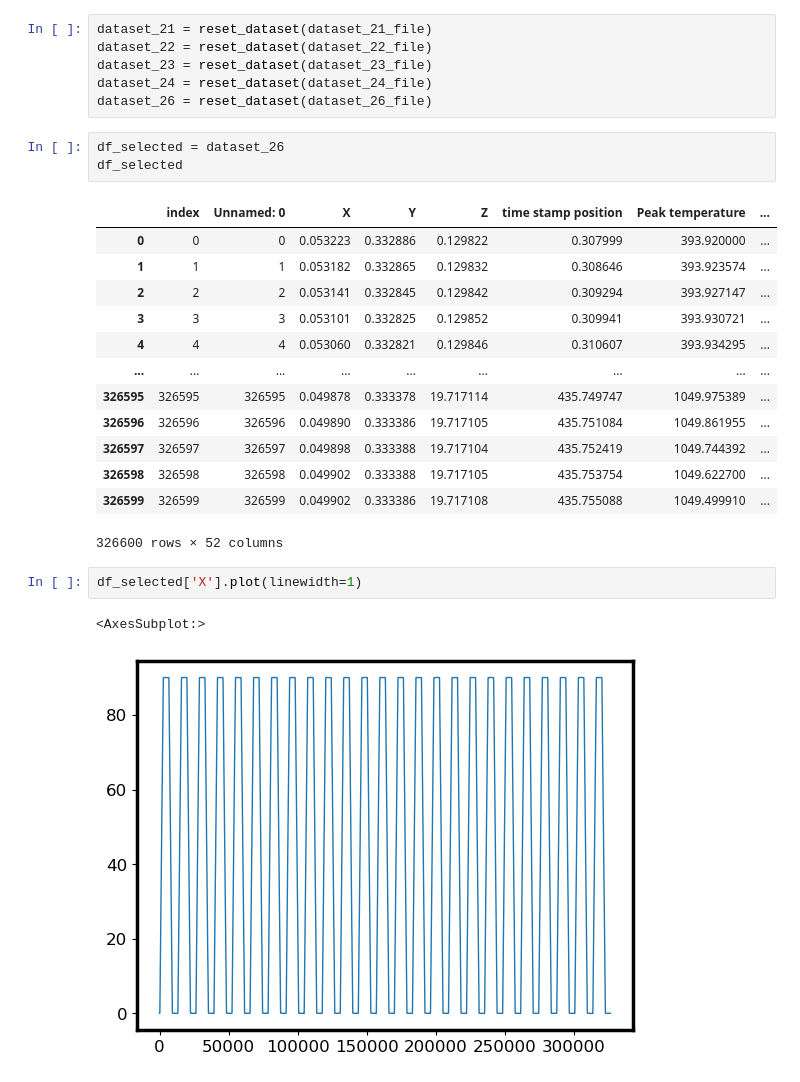
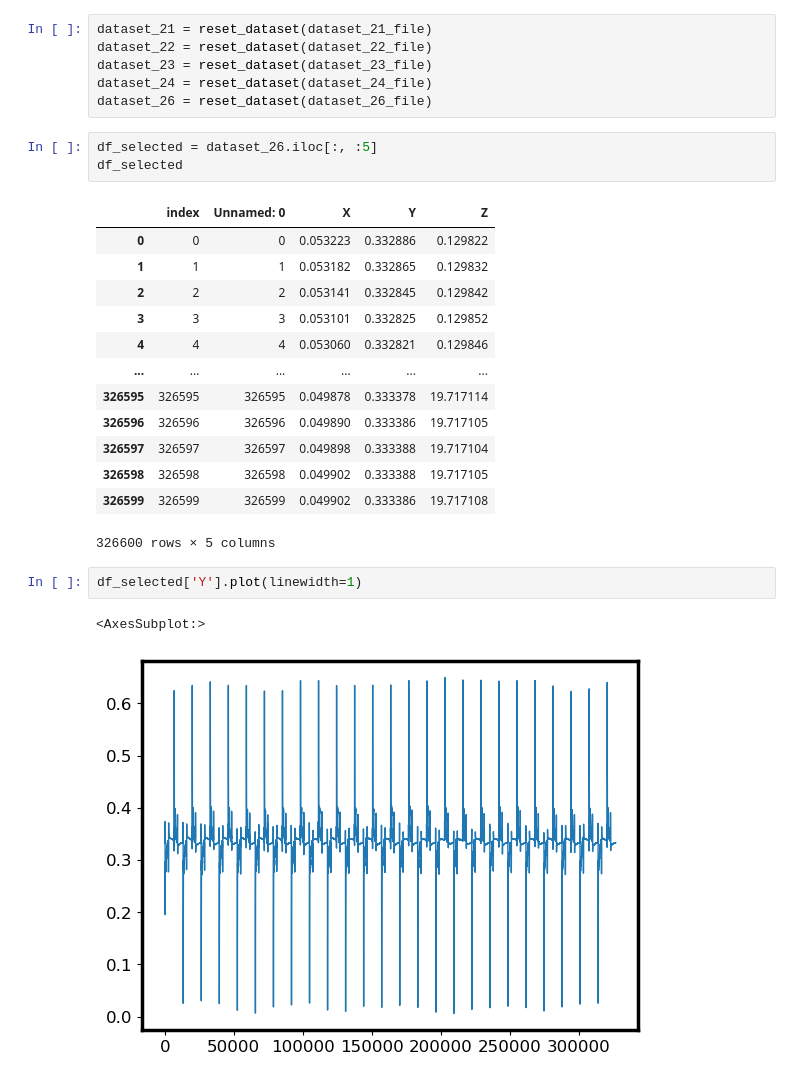
Before and after one commit to Davidlequnchen/LDED-FusionNet, a Jupyter notebook: code/spatial_info_retrieval.ipynb, the cells around one changed output. Cells and saved outputs as stored; diff of their text form.

```diff
--- a/code/spatial_info_retrieval.ipynb
+++ b/code/spatial_info_retrieval.ipynb
@@ -112,24 +112,24 @@ dataset_23 = reset_dataset(dataset_23_file)
 dataset_24 = reset_dataset(dataset_24_file)
 dataset_26 = reset_dataset(dataset_26_file)
 # %%
-df_selected = dataset_26
+df_selected = dataset_26.iloc[:, :5]
 df_selected
 # %% [output]
-|  | index | Unnamed: 0 | X | Y | Z | time stamp position | Peak temperature | ... |
-| 0 | 0 | 0 | 0.053223 | 0.332886 | 0.129822 | 0.307999 | 393.920000 | ... |
-| 1 | 1 | 1 | 0.053182 | 0.332865 | 0.129832 | 0.308646 | 393.923574 | ... |
-| 2 | 2 | 2 | 0.053141 | 0.332845 | 0.129842 | 0.309294 | 393.927147 | ... |
-| 3 | 3 | 3 | 0.053101 | 0.332825 | 0.129852 | 0.309941 | 393.930721 | ... |
-| 4 | 4 | 4 | 0.053060 | 0.332821 | 0.129846 | 0.310607 | 393.934295 | ... |
-| ... | ... | ... | ... | ... | ... | ... | ... | ... |
-| 326595 | 326595 | 326595 | 0.049878 | 0.333378 | 19.717114 | 435.749747 | 1049.975389 | ... |
-| 326596 | 326596 | 326596 | 0.049890 | 0.333386 | 19.717105 | 435.751084 | 1049.861955 | ... |
-| 326597 | 326597 | 326597 | 0.049898 | 0.333388 | 19.717104 | 435.752419 | 1049.744392 | ... |
-| 326598 | 326598 | 326598 | 0.049902 | 0.333388 | 19.717105 | 435.753754 | 1049.622700 | ... |
-| 326599 | 326599 | 326599 | 0.049902 | 0.333386 | 19.717108 | 435.755088 | 1049.499910 | ... |
+|  | index | Unnamed: 0 | X | Y | Z |
+| 0 | 0 | 0 | 0.053223 | 0.332886 | 0.129822 |
+| 1 | 1 | 1 | 0.053182 | 0.332865 | 0.129832 |
+| 2 | 2 | 2 | 0.053141 | 0.332845 | 0.129842 |
+| 3 | 3 | 3 | 0.053101 | 0.332825 | 0.129852 |
+| 4 | 4 | 4 | 0.053060 | 0.332821 | 0.129846 |
+| ... | ... | ... | ... | ... | ... |
+| 326595 | 326595 | 326595 | 0.049878 | 0.333378 | 19.717114 |
+| 326596 | 326596 | 326596 | 0.049890 | 0.333386 | 19.717105 |
+| 326597 | 326597 | 326597 | 0.049898 | 0.333388 | 19.717104 |
+| 326598 | 326598 | 326598 | 0.049902 | 0.333388 | 19.717105 |
+| 326599 | 326599 | 326599 | 0.049902 | 0.333386 | 19.717108 |
-326600 rows × 52 columns
+326600 rows × 5 columns
 # %%
-df_selected['X'].plot(linewidth=1)
+df_selected['Y'].plot(linewidth=1)
 # %% [output]
 <AxesSubplot:>
-[figure, old version]
+[figure, new version]
```
Also changed, not shown: parts of 6 cells of this notebook, 22 other files.
